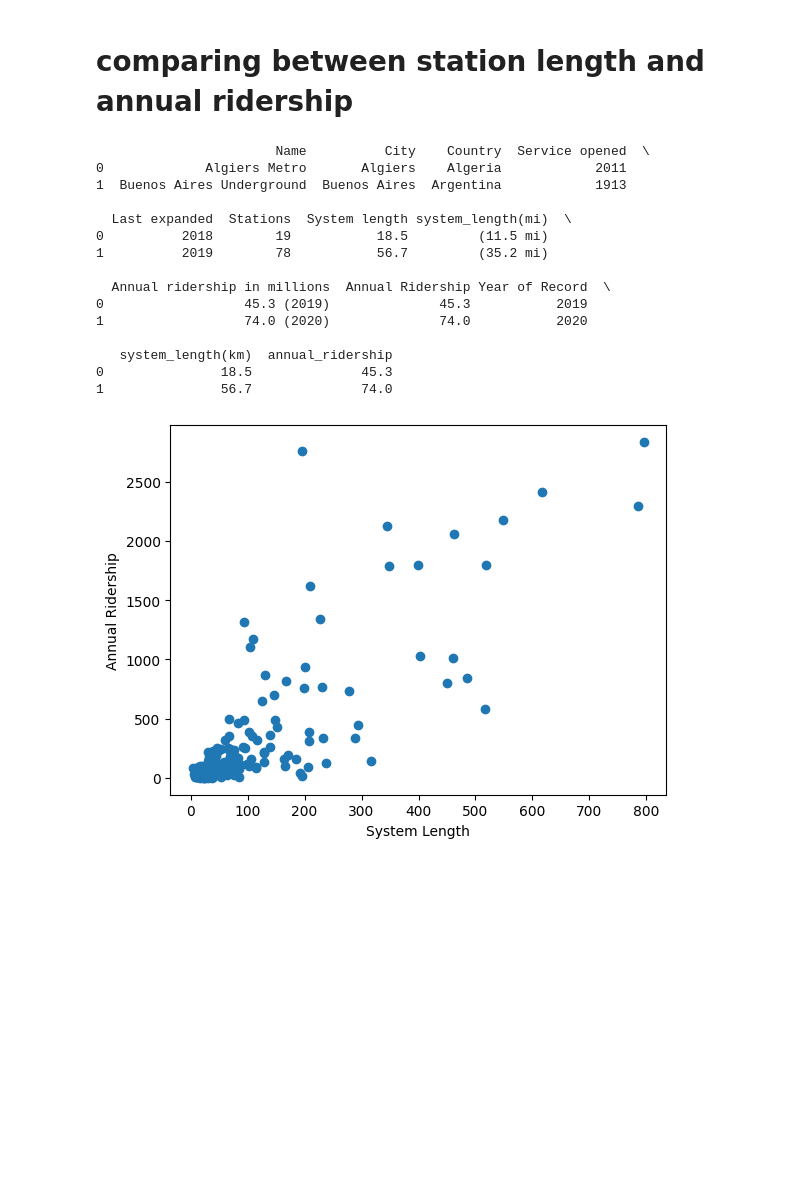
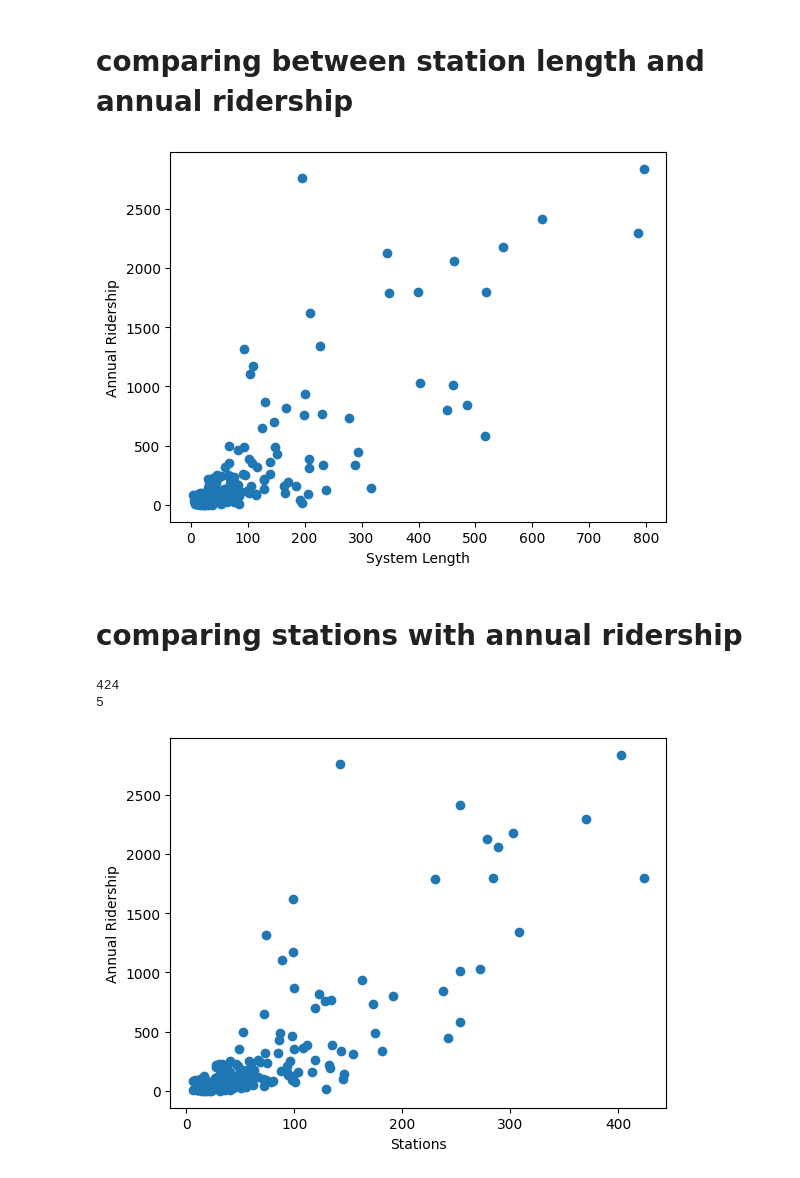
Before and after one commit to Murega14/metro_transport, a Jupyter notebook: metro.ipynb, the cells around one changed output. Cells and saved outputs as stored; diff of their text form; code cells hidden in the pictures; blank space fills up the shorter version.

```diff
--- a/metro.ipynb
+++ b/metro.ipynb
@@ -170,13 +170,11 @@ Country: India
 # %%
 import matplotlib.pyplot as plt
 
-# Convert columns to numeric types
+# Converting columns to numeric types
 metro['system_length(km)'] = pd.to_numeric(metro['System length'], errors='coerce')
 metro['annual_ridership'] = pd.to_numeric(metro['Annual Ridership'], errors='coerce')
 
-print(metro.head(2))
 
-# Get the updated columns
 station_length = metro['system_length(km)']
 annual_ridership = metro['annual_ridership']
 
@@ -188,19 +186,25 @@ plt.ylabel('Annual Ridership')
 # Show the plot
 plt.show()
 # %% [output]
-                       Name          City    Country  Service opened  \
-0             Algiers Metro       Algiers    Algeria            2011
-1  Buenos Aires Underground  Buenos Aires  Argentina            1913
-
-  Last expanded  Stations  System length system_length(mi)  \
-0          2018        19           18.5         (11.5 mi)
-1          2019        78           56.7         (35.2 mi)
-
-  Annual ridership in millions  Annual Ridership Year of Record  \
-0                  45.3 (2019)              45.3           2019
-1                  74.0 (2020)              74.0           2020
-
-   system_length(km)  annual_ridership
-0               18.5              45.3
-1               56.7              74.0
 [figure]
+# %% [markdown]
+# comparing stations with annual ridership
+# %%
+s = metro['Stations'].max()
+l = metro['Stations'].min()
+
+print(s)
+print(l)
+# %% [output]
+424
+5
+# %%
+stations = metro['Stations']
+
+plt.scatter(stations, annual_ridership)
+plt.xlabel('Stations')
+plt.ylabel('Annual Ridership')
+
+plt.show()
+# %% [output]
+[figure, added]
```
Also changed, not shown: parts of 1 cell of this notebook.
